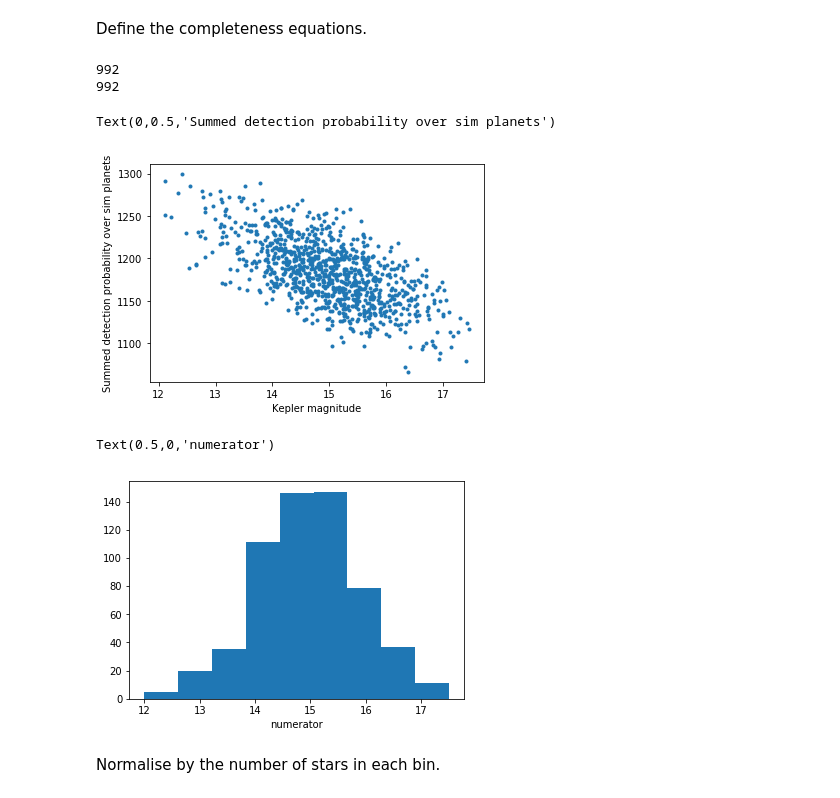
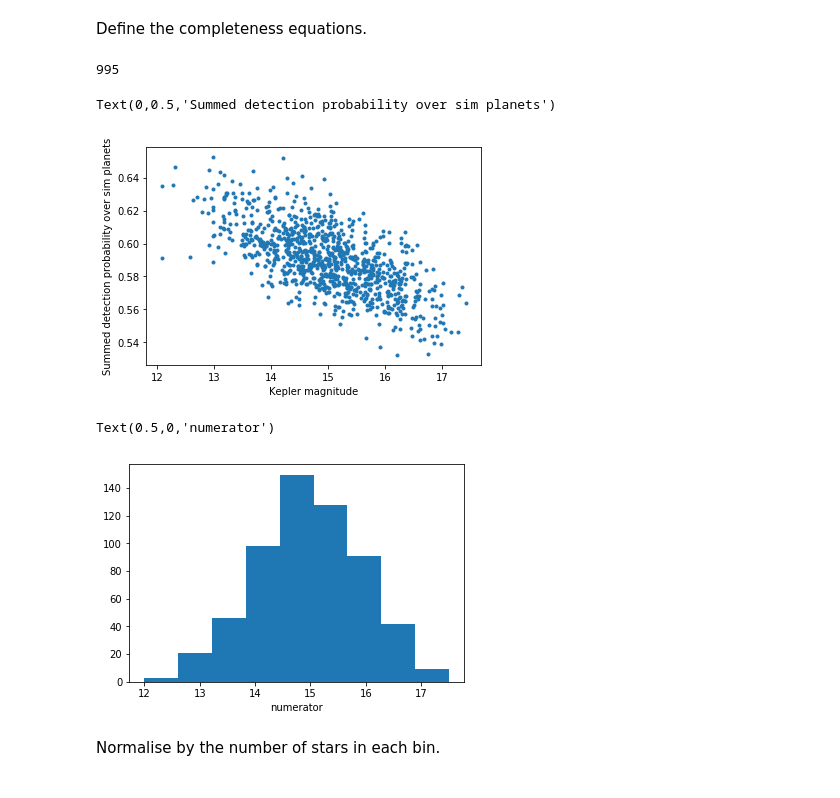
Before and after one commit to RuthAngus/SweetPotato, a Jupyter notebook: code/ground_up.ipynb, the cells around one changed output. Cells and saved outputs as stored; diff of their text form; code cells hidden in the pictures.

```diff
--- a/code/ground_up.ipynb
+++ b/code/ground_up.ipynb
@@ -162,7 +162,6 @@ def det_prob(kepmag, rad_pl, per_pl, stlr_rad_rsun, stlr_mass_msun):
 from tqdm import tqdm
 
 nsamps = 2000
-sumQ = np.zeros(nstars)
 Qs = np.zeros((nstars, nsamps))
 
 # Iterate over stars.
@@ -173,23 +172,19 @@ for i in tqdm(range(nstars)):
     per = np.random.uniform(min_per, max_per, nsamps)
 
     # Evaluate the detection probability for each star, summed over each radius and period.
-    sumQ[i] = sum(det_prob(stars.kepmag.values[i], rad, per,
-                           stars.radius.values[i],
-                           stars.mass.values[i])) / nstars
     Qs[i, :] = (det_prob(stars.kepmag.values[i], rad, per,
                          stars.radius.values[i], stars.mass.values[i]))
+
+sumQ = np.sum(Qs, axis=1)/nsamps
 # %%
-sumQt = np.sum(Qs, axis=1)
-print(sum(sumQt == sumQ))
 plt.plot(stars.kepmag, sumQ, ".")
 print(nstars)
 plt.xlabel("Kepler magnitude")
 plt.ylabel("Summed detection probability over sim planets")
 # %% [output]
-992
-992
+995
 Text(0,0.5,'Summed detection probability over sim planets')
-[figure, old version]
+[figure, new version]
 # %%
 nbins = 10
 kbins = np.linspace(min_kepmag, max_kepmag, nbins)
@@ -198,7 +193,7 @@ plt.hist(stars.kepmag.values, bins=kbins, weights=sumQ);
 plt.xlabel("numerator")
 # %% [output]
 Text(0.5,0,'numerator')
-[figure, old version]
+[figure, new version]
 # %% [markdown]
 Normalise by the number of stars in each bin.
 # %%
```
Also changed, not shown: parts of 10 cells of this notebook.
